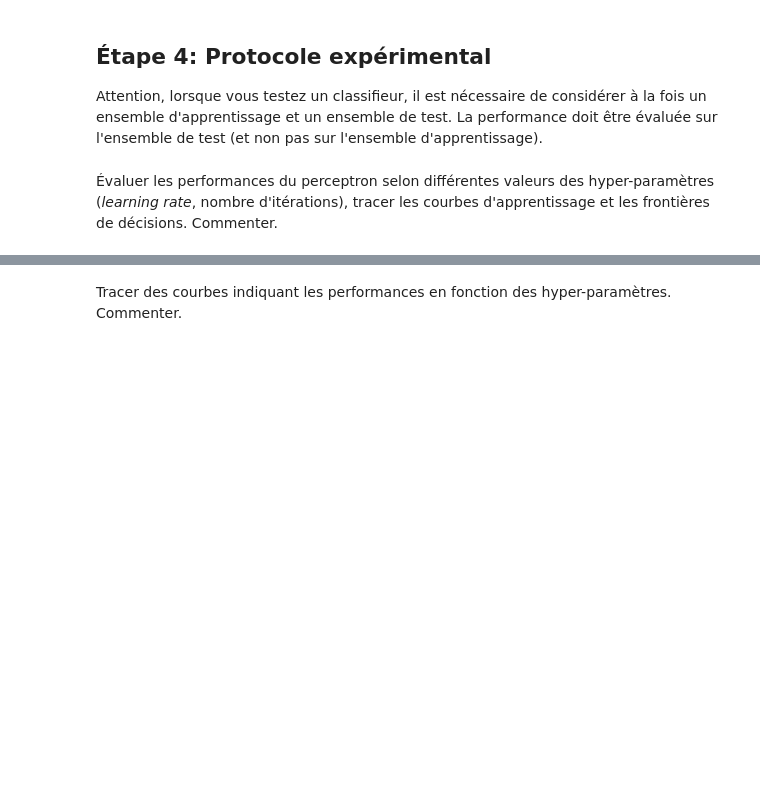
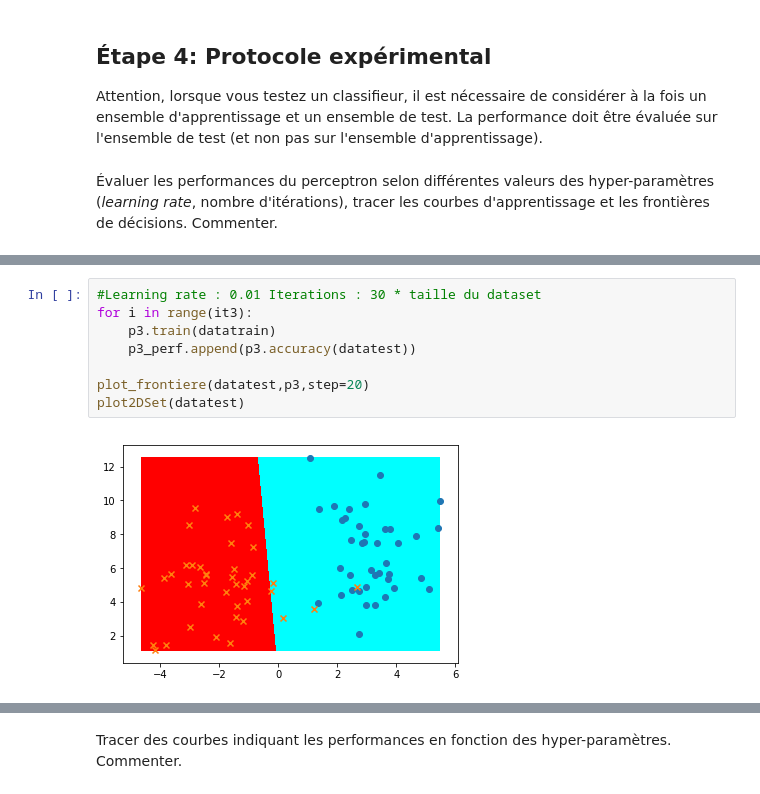
Before and after one commit to Hakimba/DataScience, a Jupyter notebook: IADS-TP3-perceptron.ipynb, the cells around one changed output, grey strips where cells are left out. Saved outputs shown, nothing was run; the diff lists cells and outputs as text; blank space fills up the shorter version.

```diff
--- a/IADS-TP3-perceptron.ipynb
+++ b/IADS-TP3-perceptron.ipynb
@@ -259,0 +299,10 @@ Attention, lorsque vous testez un classifieur, il est nécessaire de considérer
+# %%
+#Learning rate : 0.01 Iterations : 30 * taille du dataset
+for i in range(it3):
+    p3.train(datatrain)
+    p3_perf.append(p3.accuracy(datatest))
+
+plot_frontiere(datatest,p3,step=20)
+plot2DSet(datatest)
+# %% [output]
+[figure, added]
```
Also changed, not shown: parts of 11 cells of this notebook, 2 other files.
